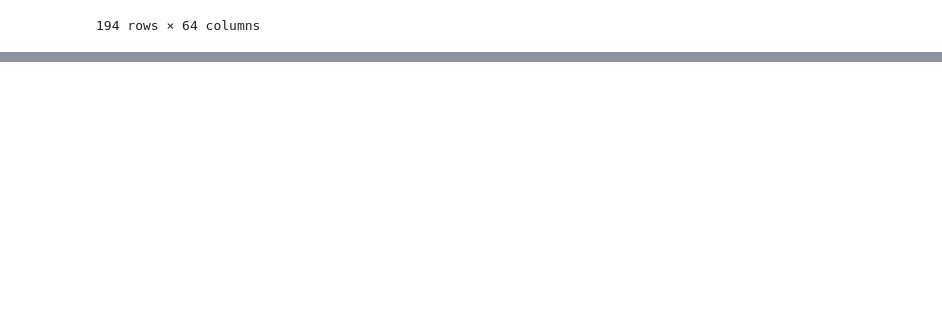
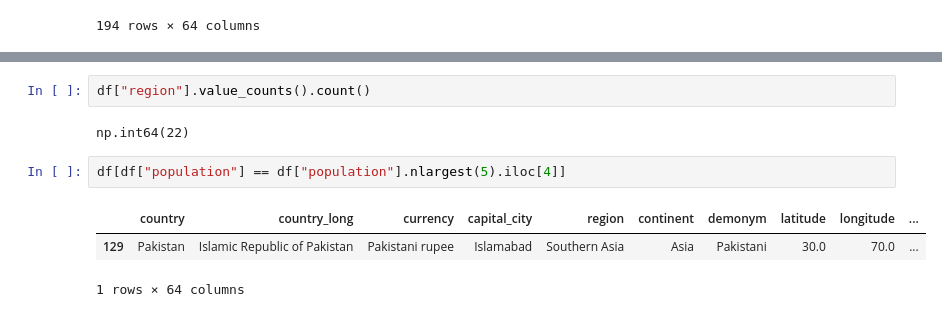
Before and after one commit to Mamun123123123/Python, a Jupyter notebook: practice.ipynb, the cells around one changed output, grey strips where cells are left out. Drawn from its saved outputs; the diff is of its cells as text; blank space fills up the shorter version.

```diff
--- a/practice.ipynb
+++ b/practice.ipynb
@@ -19,0 +126,10 @@ df
+# %%
+df["region"].value_counts().count()
+# %% [output]
+np.int64(22)
+# %%
+df[df["population"] == df["population"].nlargest(5).iloc[4]]
+# %% [output]
+|  | country | country_long | currency | capital_city | region | continent | demonym | latitude | longitude | ... |
+| 129 | Pakistan | Islamic Republic of Pakistan | Pakistani rupee | Islamabad | Southern Asia | Asia | Pakistani | 30.0 | 70.0 | ... |
+1 rows × 64 columns
```
Also changed, not shown: parts of 11 cells of this notebook.
